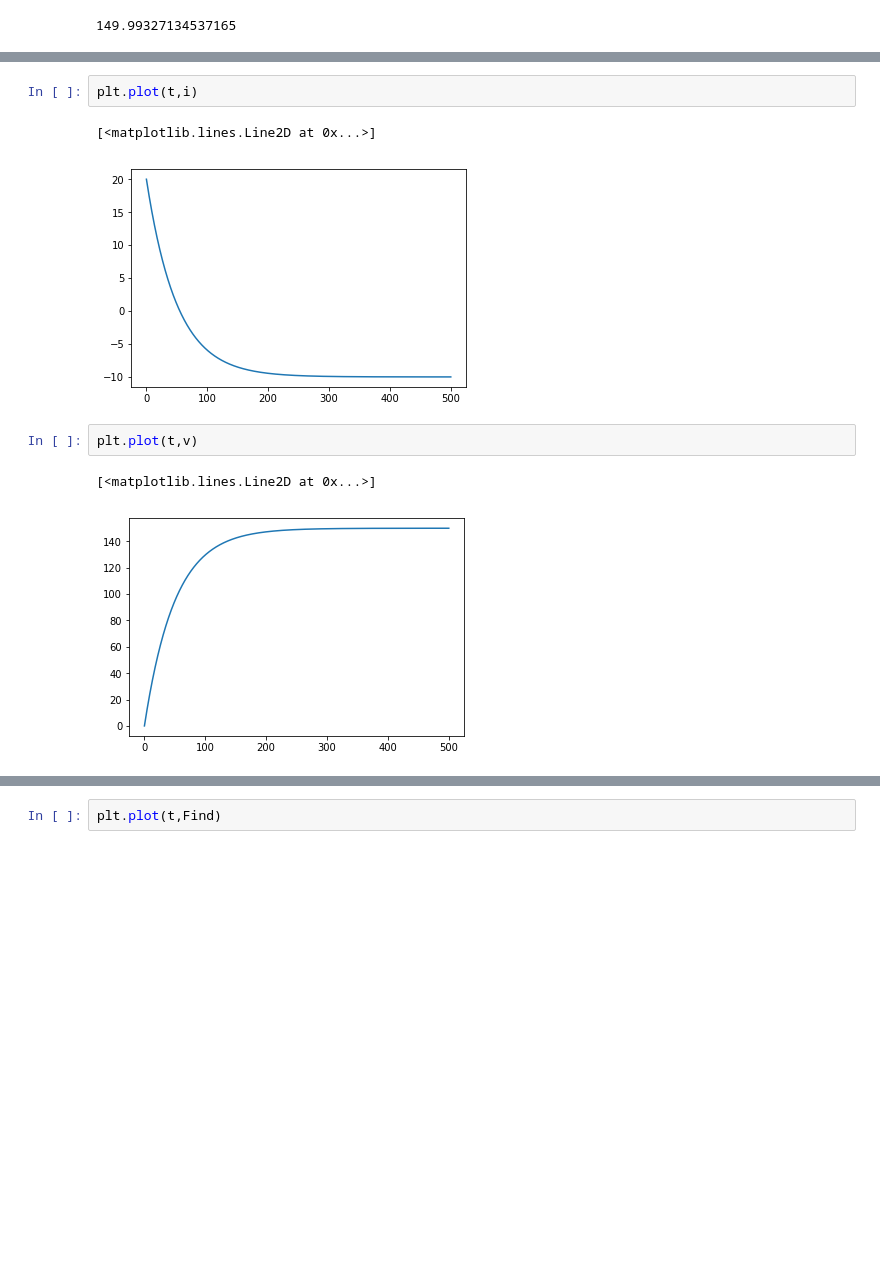
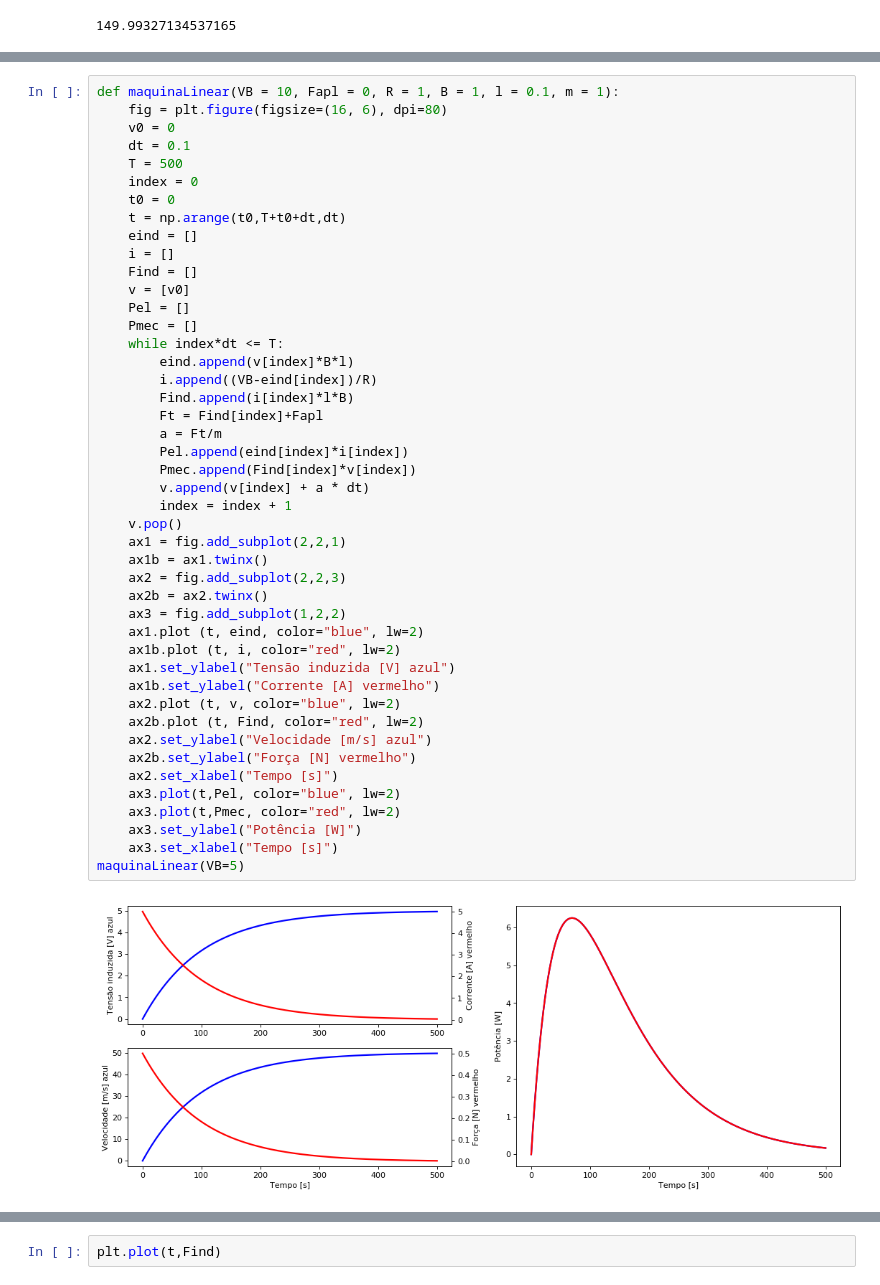
Before and after one commit to joaopaulo-cerquinhocajueiro/eem-jupyter, a Jupyter notebook: maquinaLinear.ipynb, the cells around one changed output, grey strips where cells are left out. Cells and saved outputs as stored; diff of their text form; blank space fills up the shorter version.

```diff
--- a/maquinaLinear.ipynb
+++ b/maquinaLinear.ipynb
@@ -49,10 +52,47 @@ plt.plot(t,eind)
-# %%
-plt.plot(t,i)
-# %% [output]
-[<matplotlib.lines.Line2D at 0x...>]
-[figure, removed]
-# %%
-plt.plot(t,v)
-# %% [output]
-[<matplotlib.lines.Line2D at 0x...>]
-[figure, removed]
+# %%
+def maquinaLinear(VB = 10, Fapl = 0, R = 1, B = 1, l = 0.1, m = 1):
+    fig = plt.figure(figsize=(16, 6), dpi=80)
+    v0 = 0
+    dt = 0.1
+    T = 500
+    index = 0
+    t0 = 0
+    t = np.arange(t0,T+t0+dt,dt)
+    eind = []
+    i = []
+    Find = []
+    v = [v0]
+    Pel = []
+    Pmec = []
+    while index*dt <= T:
+        eind.append(v[index]*B*l)
+        i.append((VB-eind[index])/R)
+        Find.append(i[index]*l*B)
+        Ft = Find[index]+Fapl
+        a = Ft/m
+        Pel.append(eind[index]*i[index])
+        Pmec.append(Find[index]*v[index])
+        v.append(v[index] + a * dt)
+        index = index + 1
+    v.pop()
+    ax1 = fig.add_subplot(2,2,1)
+    ax1b = ax1.twinx()
+    ax2 = fig.add_subplot(2,2,3)
+    ax2b = ax2.twinx()
+    ax3 = fig.add_subplot(1,2,2)
+    ax1.plot (t, eind, color="blue", lw=2)
+    ax1b.plot (t, i, color="red", lw=2)
+    ax1.set_ylabel("Tensão induzida [V] azul")
+    ax1b.set_ylabel("Corrente [A] vermelho")
+    ax2.plot (t, v, color="blue", lw=2)
+    ax2b.plot (t, Find, color="red", lw=2)
+    ax2.set_ylabel("Velocidade [m/s] azul")
+    ax2b.set_ylabel("Força [N] vermelho")
+    ax2.set_xlabel("Tempo [s]")
+    ax3.plot(t,Pel, color="blue", lw=2)
+    ax3.plot(t,Pmec, color="red", lw=2)
+    ax3.set_ylabel("Potência [W]")
+    ax3.set_xlabel("Tempo [s]")
+maquinaLinear(VB=5)
+# %% [output]
+[figure, added]
```
Also changed, not shown: parts of 3 cells of this notebook, 2 other files.
